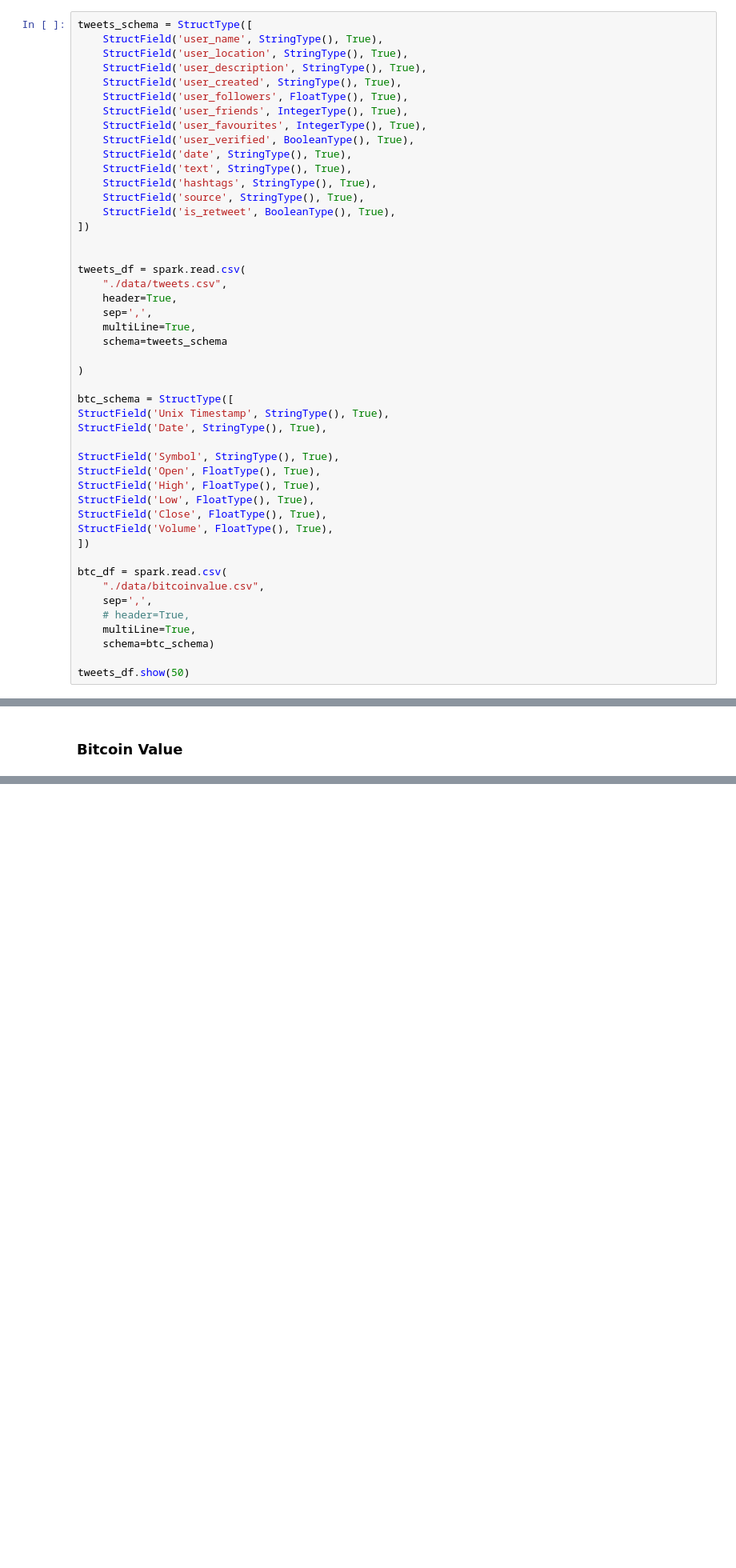
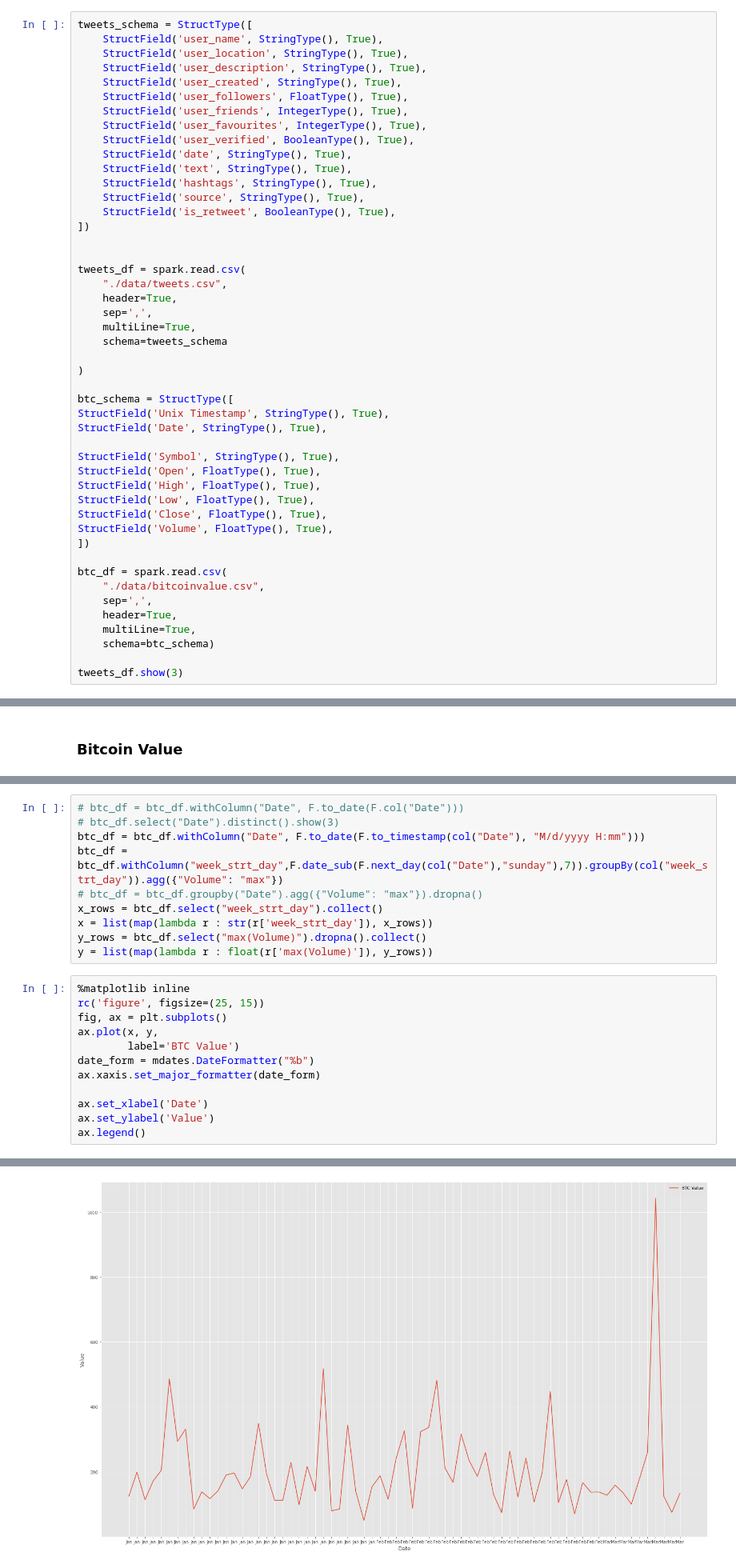
Before and after one commit to snenenenenenene/btc-twitter-data-mining, a Jupyter notebook: main.ipynb, the cells around one changed output, grey strips where cells are left out. Shown at 80% size. Cells and saved outputs as stored; diff of their text form; blank space fills up the shorter version.

Commit message:
Graphs

```diff
--- a/main.ipynb
+++ b/main.ipynb
@@ -88,9 +89,9 @@ StructField('Volume', FloatType(), True),
 btc_df = spark.read.csv(
     "./data/bitcoinvalue.csv",
     sep=',',
-    # header=True,
+    header=True,
     multiLine=True,
     schema=btc_schema)
 
-tweets_df.show(50)
+tweets_df.show(3)
 # %% [output]
@@ -581,0 +342,23 @@ only showing top 20 rows
+# %%
+# btc_df = btc_df.withColumn("Date", F.to_date(F.col("Date")))
+# btc_df.select("Date").distinct().show(3)
+btc_df = btc_df.withColumn("Date", F.to_date(F.to_timestamp(col("Date"), "M/d/yyyy H:mm")))
+btc_df = btc_df.withColumn("week_strt_day",F.date_sub(F.next_day(col("Date"),"sunday"),7)).groupBy(col("week_strt_day")).agg({"Volume": "max"})
+# btc_df = btc_df.groupby("Date").agg({"Volume": "max"}).dropna()
+x_rows = btc_df.select("week_strt_day").collect()
+x = list(map(lambda r : str(r['week_strt_day']), x_rows))
+y_rows = btc_df.select("max(Volume)").dropna().collect()
+y = list(map(lambda r : float(r['max(Volume)']), y_rows))
+# %%
+%matplotlib inline
+rc('figure', figsize=(25, 15))
+fig, ax = plt.subplots()
+ax.plot(x, y,
+        label='BTC Value')
+date_form = mdates.DateFormatter("%b")
+ax.xaxis.set_major_formatter(date_form)
+
+ax.set_xlabel('Date')
+ax.set_ylabel('Value')
+ax.legend()
+# %% [output]
@@ -581,0 +366 @@ only showing top 20 rows
+[figure, added]
```
Also changed, not shown: parts of 34 cells of this notebook, 1 other file.
